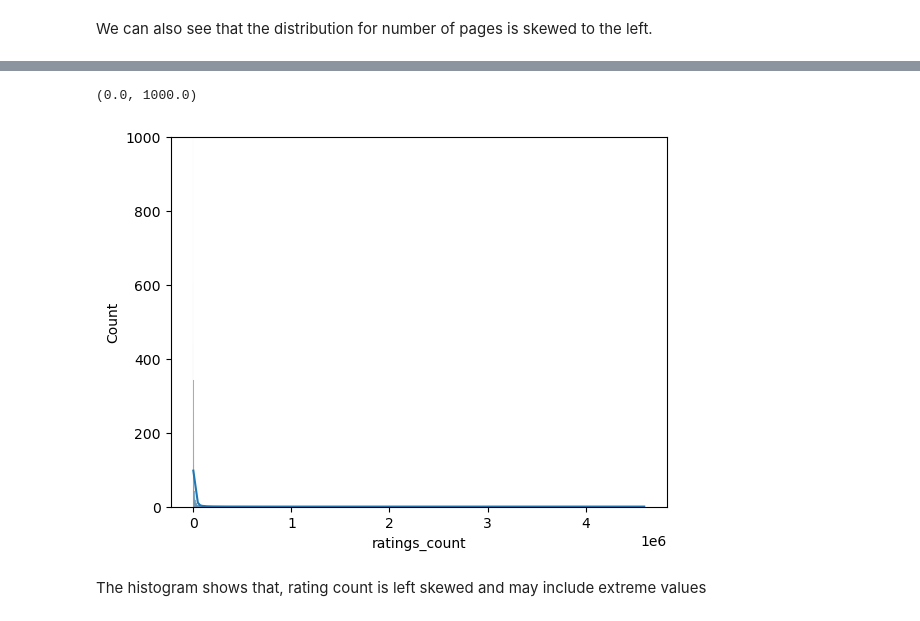
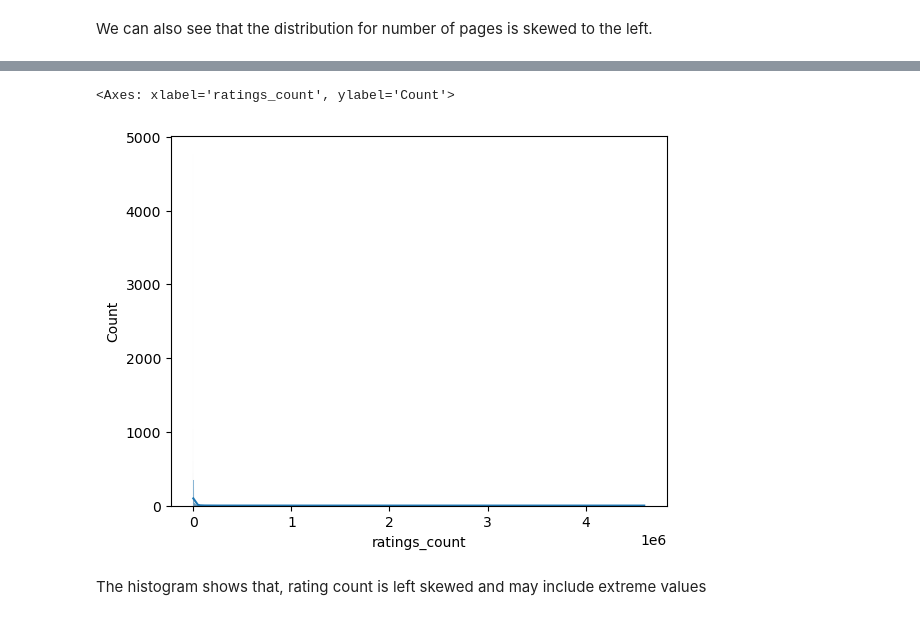
Before and after one commit to Ayanab01/BookClassificationModel, a Jupyter notebook: ML Project.ipynb, the cells around one changed output, grey strips where cells are left out. Saved outputs shown, nothing was run; the diff lists cells and outputs as text; code cells hidden in the pictures.

```diff
--- a/ML Project.ipynb
+++ b/ML Project.ipynb
@@ -233,9 +243,8 @@ We can also see that the distribution for number of pages is skewed to the left.
 # %%
 sns.histplot(x = 'ratings_count', data = df, kde = True)
-plt.ylim(0,1000)
 # %% [output]
-(0.0, 1000.0)
+<Axes: xlabel='ratings_count', ylabel='Count'>
-[figure, old version]
+[figure, new version]
 # %% [markdown]
 The histogram shows that, rating count is left skewed and may include extreme values
 # %%
```
Also changed, not shown: parts of 55 cells of this notebook.
